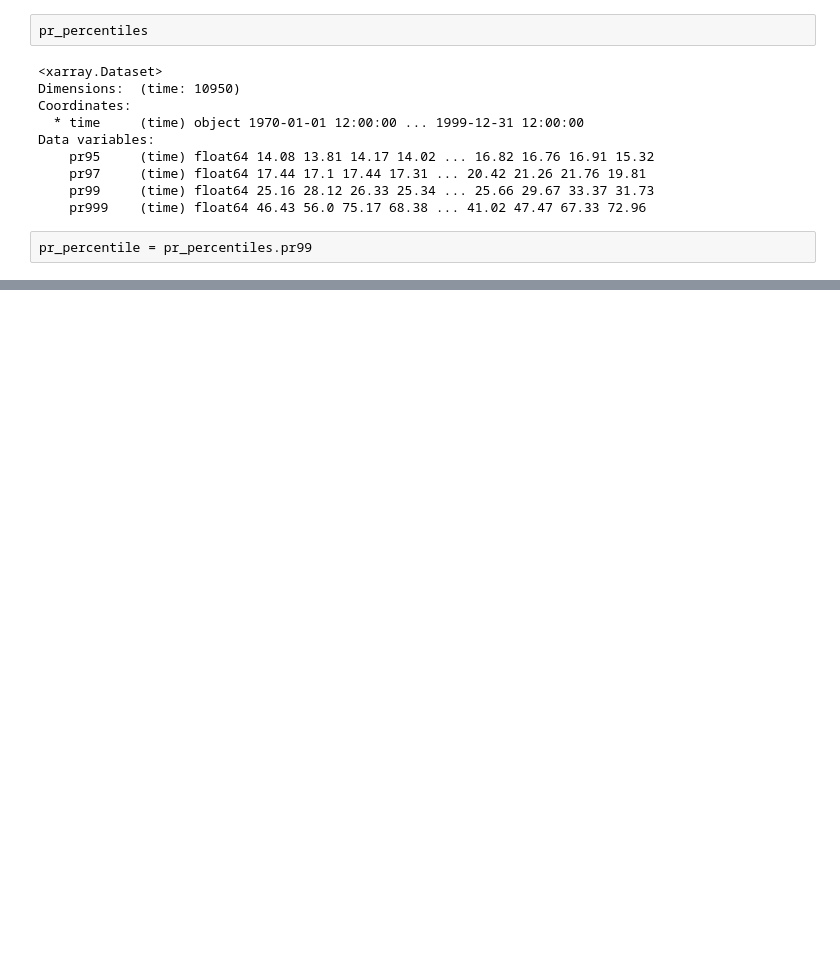
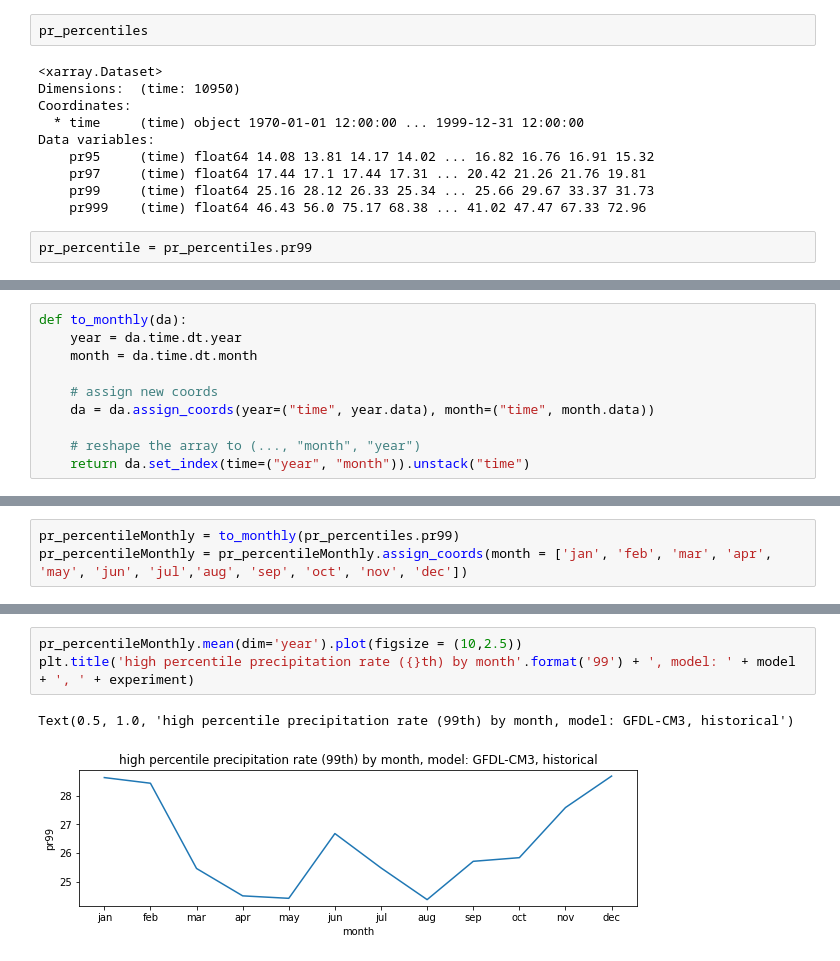
Before and after one commit to PBlackberg/phd, a Jupyter notebook: cmip5_scripts/pr_extremes.ipynb, the cells around one changed output, grey strips where cells are left out. Cells and saved outputs as stored; diff of their text form; blank space fills up the shorter version.

```diff
--- a/cmip5_scripts/pr_extremes.ipynb
+++ b/cmip5_scripts/pr_extremes.ipynb
@@ -206,0 +172,10 @@ plt.axhline(y=pr_percentile.resample(time='Y').mean(dim='time').mean(dim='time')
+# %%
+def to_monthly(da):
+    year = da.time.dt.year
+    month = da.time.dt.month
+
+    # assign new coords
+    da = da.assign_coords(year=("time", year.data), month=("time", month.data))
+
+    # reshape the array to (..., "month", "year")
+    return da.set_index(time=("year", "month")).unstack("time")
@@ -206,0 +197,3 @@ plt.axhline(y=pr_percentile.resample(time='Y').mean(dim='time').mean(dim='time')
+# %%
+pr_percentileMonthly = to_monthly(pr_percentiles.pr99)
+pr_percentileMonthly = pr_percentileMonthly.assign_coords(month = ['jan', 'feb', 'mar', 'apr', 'may', 'jun', 'jul','aug', 'sep', 'oct', 'nov', 'dec'])
@@ -206,0 +211,6 @@ plt.axhline(y=pr_percentile.resample(time='Y').mean(dim='time').mean(dim='time')
+# %%
+pr_percentileMonthly.mean(dim='year').plot(figsize = (10,2.5))
+plt.title('high percentile precipitation rate ({}th) by month'.format('99') + ', model: ' + model + ', ' + experiment)
+# %% [output]
+Text(0.5, 1.0, 'high percentile precipitation rate (99th) by month, model: GFDL-CM3, historical')
+[figure, added]
```
Also changed, not shown: parts of 35 cells of this notebook, 14 other files.
